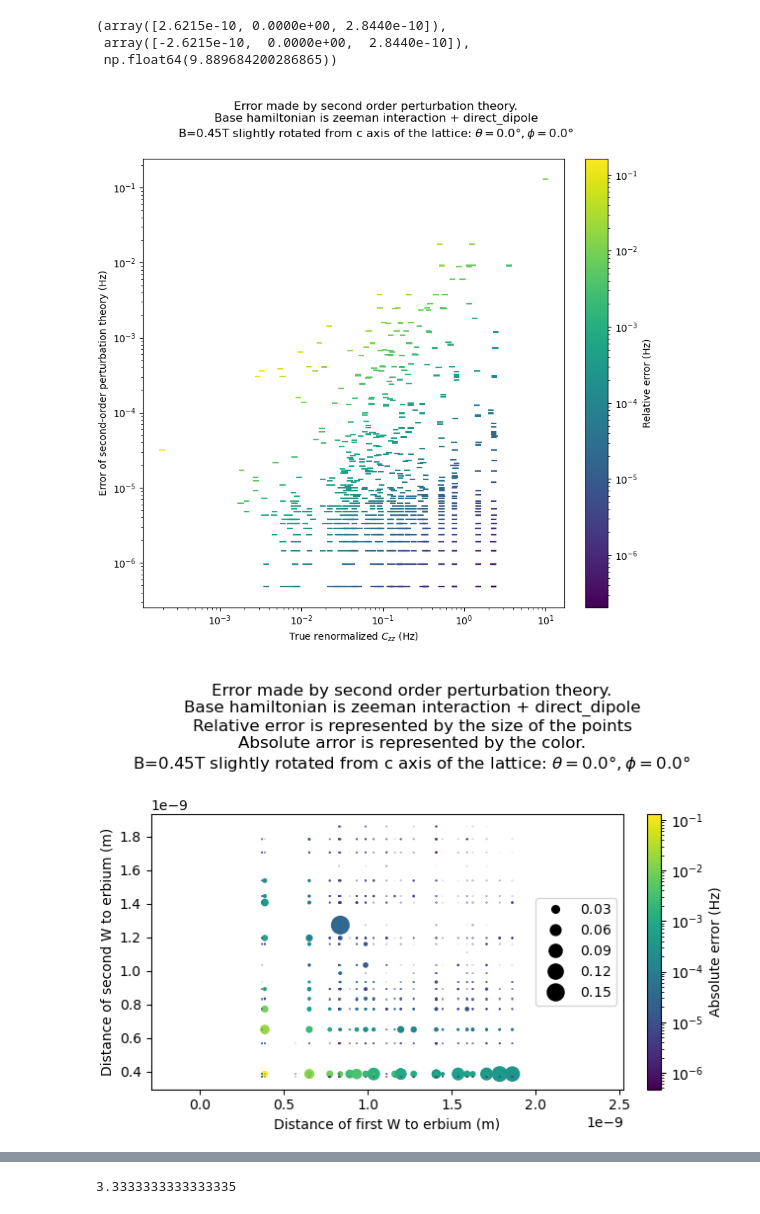
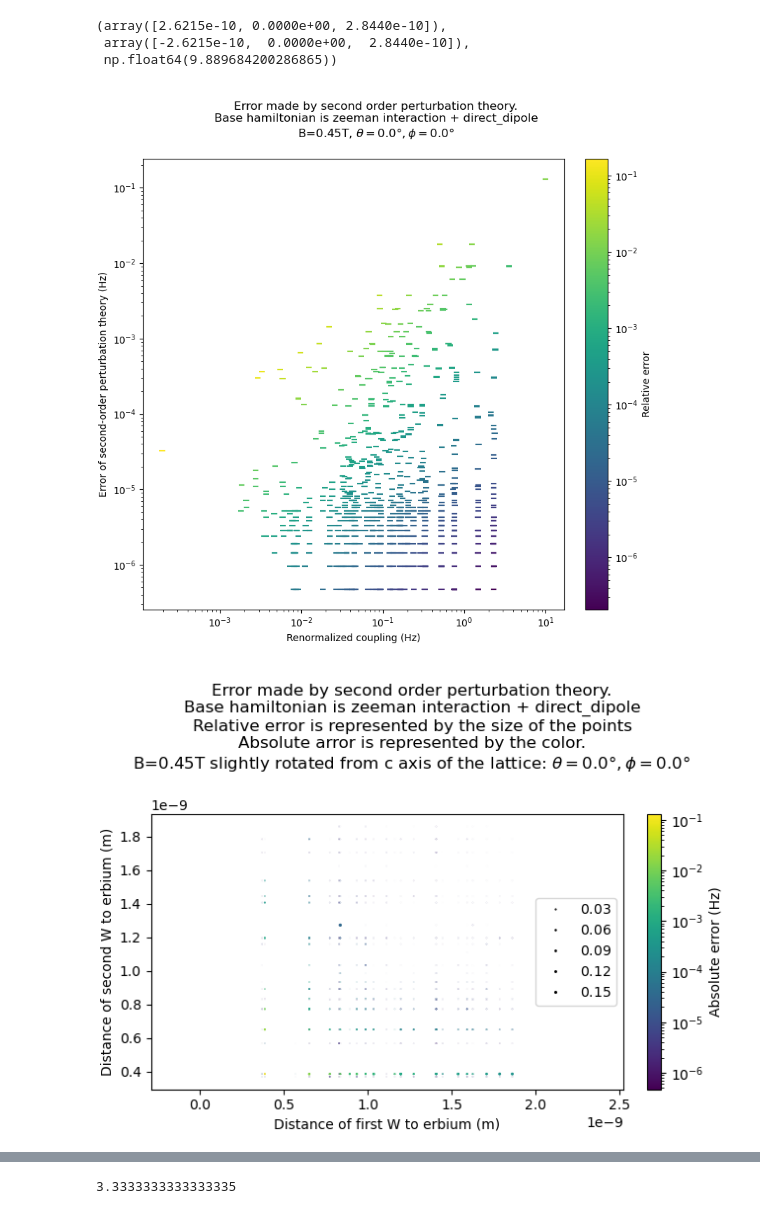
Before and after one commit to maurice-debray/spin_reconstruction, a Jupyter notebook: perturbation-theory.ipynb, the cells around one changed output, grey strips where cells are left out. Saved outputs shown, nothing was run; the diff lists cells and outputs as text; code cells hidden in the pictures.

```diff
--- a/perturbation-theory.ipynb
+++ b/perturbation-theory.ipynb
@@ -265,7 +265,9 @@ def get_hamiltonian(r1, r2):
         dipolar_hamiltonian(mu_I1, mu_S, r1 - erbium_position)
         + dipolar_hamiltonian(mu_I2, mu_S, r2 - erbium_position)
     )
-    return H_0/h, V/h
+    eig, eigv = np.linalg.eigh(H_0)
+    np.asmatreigv.H * V * np.asmatrix(eigv)
+    return (H_0+diag)/h, (V-diag)/h
 # %%
 def get_state(i):
     er = (i//4) == 1
@@ -317,11 +319,13 @@ r2 = np.empty((len(cell_positions)*(len(cell_positions)-1)//2, 3))
 for i in range(len(cell_positions)):
     for j in range(i):
         H_0, V = get_hamiltonian(cell_positions[i], cell_positions[j])
+        if i == 0 and j == 0:
+            print(np.diag(V) < 1e-50)
         true_eig, _ = np.linalg.eigh(H_0 + V)
         eig0, corrections = second_order_perturbation(H_0, V)
         second_order_eig = np.sum(corrections, axis = 1) + eig0
         eigs[(i*(i-1))//2+j] = get_Czz(true_eig)
-        czz_approx[(i*(i-1))//2+j] = get_Czz(second_order_eig)
+        czz_approx[(i*(i-1))//2+j] = get_Czz(np.sort(second_order_eig))
         r1[(i*(i-1))//2+j] = cell_positions[i] - erbium_position
         r2[(i*(i-1))//2+j] = cell_positions[j] - erbium_position
 # %%
@@ -338,46 +342,46 @@ fig, ax = plt.subplots(1,figsize=(8,8),constrained_layout=True)
 fig.suptitle(f"""
 Error made by second order perturbation theory.
 Base hamiltonian is zeeman interaction + direct_dipole
-B={B_S}T slightly rotated from c axis of the lattice: $\\theta = {theta * 180 / np.pi}°, \\phi = {phi * 180 / np.pi}°$
+B={B_S}T, $\\theta = {theta * 180 / np.pi}°, \\phi = {phi * 180 / np.pi}°$
 """)
 
 sc = ax.scatter(np.abs(eigs), np.abs(czz_approx-eigs), c = np.abs(czz_approx-eigs)/np.abs(eigs), norm=LogNorm(), marker="_")
 
-ax.set_xlabel("True renormalized $C_{zz}$ (Hz)")
+ax.set_xlabel("Renormalized coupling (Hz)")
 ax.set_ylabel("Error of second-order perturbation theory (Hz)")
 ax.set_xscale("log")
 ax.set_yscale("log")
 
 cbar = fig.colorbar(sc)
-cbar.set_label("Relative error (Hz)")
+cbar.set_label("Relative error")
 
 pass
 # %% [output]
-[figure, old version]
+[figure, new version]
 # %%
 fig, ax = plt.subplots(1,constrained_layout=True)
 
 fig.suptitle(f"""
 Error made by second order perturbation theory.
 Base hamiltonian is zeeman interaction + direct_dipole
 Relative error is represented by the size of the points
 Absolute arror is represented by the color.
 B={B_S}T slightly rotated from c axis of the lattice: $\\theta = {theta * 180 / np.pi}°, \\phi = {phi * 180 / np.pi}°$
 """)
 
-sc = ax.scatter(np.linalg.norm(r1, axis=1), np.linalg.norm(r2, axis=1), s = np.abs(czz_approx-eigs)/np.abs(eigs)*1e3, c = np.abs(czz_approx-eigs), norm=LogNorm())
+sc = ax.scatter(np.linalg.norm(r1, axis=1), np.linalg.norm(r2, axis=1), s = np.abs(czz_approx-eigs)/np.abs(eigs)*1e1, c = np.abs(czz_approx-eigs), norm=LogNorm())
 
-ax.legend(*sc.legend_elements("sizes", num=6, func=lambda x: x/1e3), loc="right")
+ax.legend(*sc.legend_elements("sizes", num=6, func=lambda x: x/1e1), loc="right")
 ax.set_xlabel("Distance of first W to erbium (m)")
 ax.set_ylabel("Distance of second W to erbium (m)")
 
 cbar = fig.colorbar(sc)
 cbar.set_label("Absolute error (Hz)")
 ax.axis("equal")
 
 pass
 # %% [output]
-[figure, old version]
+[figure, new version]
 # %%
 # Now let's understand who contributes to what
 # %%
```
Also changed, not shown: parts of 3 cells of this notebook, 10 other files.
